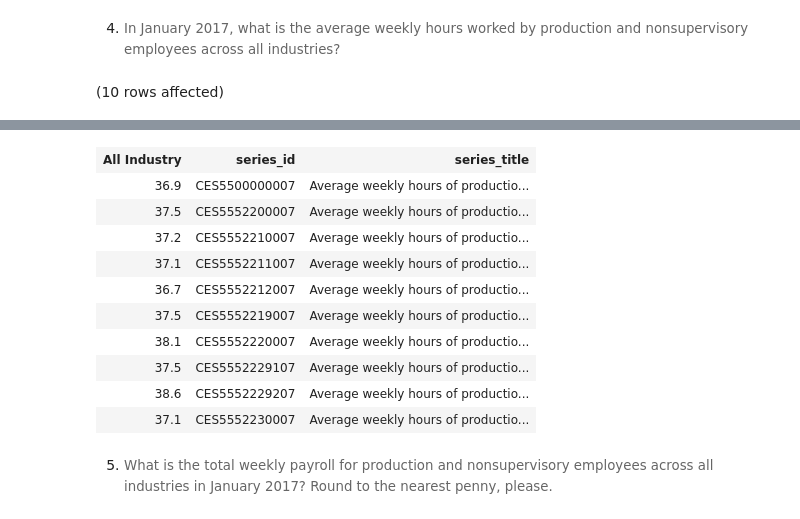
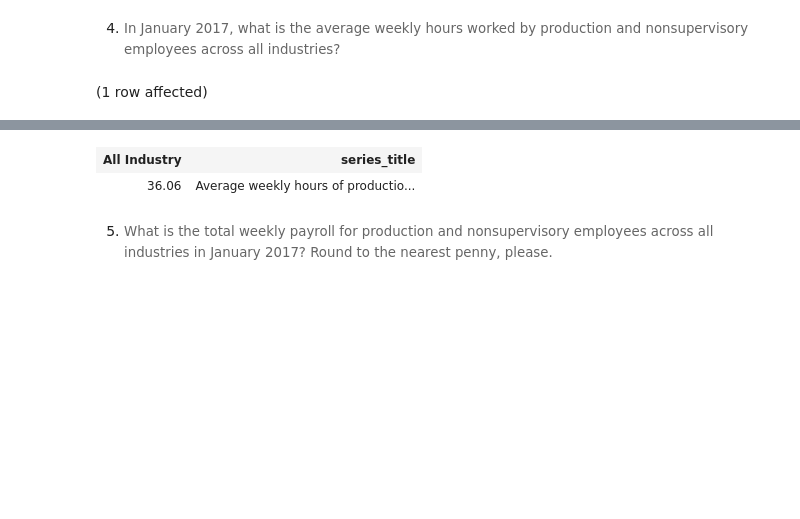
Before and after one commit to chandralekhamurugan/Assignment3_9to5, a Jupyter notebook: 9to5.ipynb, the cells around one changed output, grey strips where cells are left out. Cells and saved outputs as stored; diff of their text form; code cells hidden in the pictures; blank space fills up the shorter version.

```diff
--- a/9to5.ipynb
+++ b/9to5.ipynb
@@ -176,13 +176,13 @@ Total execution time: 00:00:00.053
 # %% [markdown]
 4. <span style="background-color: rgb(255, 255, 255); font-size: 10pt; white-space: pre-wrap; color: rgb(102, 102, 102); font-family: Arvo, serif;">In January 2017, what is the average weekly hours worked by production and nonsupervisory employees across all industries?</span>
 # %%
-SELECT top 10 A.[value] as 'All Industry', s.series_id, s.series_title
-FROM LaborStatisticsDB.dbo.january_2017 A
-left join LaborStatisticsDB.dbo.series S
-on A.series_id = s.series_id
+SELECT round(avg(J.[value]), 2) as 'All Industry', s.series_title
+FROM LaborStatisticsDB.dbo.january_2017 J
+inner join LaborStatisticsDB.dbo.series S
+on J.series_id = s.series_id
 WHERE s.series_title = 'Average weekly hours of production and nonsupervisory employees'
---group by S.series_title
---order by [All Industry] DESC
+group by S.series_title
+order by [All Industry] DESC
 --order by [All Industry]
 # %% [output]
-(10 rows affected)
+(1 row affected)
@@ -190,14 +190,5 @@ Total execution time: 00:00:00.044
-| All Industry | series_id | series_title |
-| 36.9 | CES5500000007 | Average weekly hours of productio... |
-| 37.5 | CES5552200007 | Average weekly hours of productio... |
-| 37.2 | CES5552210007 | Average weekly hours of productio... |
-| 37.1 | CES5552211007 | Average weekly hours of productio... |
-| 36.7 | CES5552212007 | Average weekly hours of productio... |
-| 37.5 | CES5552219007 | Average weekly hours of productio... |
-| 38.1 | CES5552220007 | Average weekly hours of productio... |
-| 37.5 | CES5552229107 | Average weekly hours of productio... |
-| 38.6 | CES5552229207 | Average weekly hours of productio... |
-| 37.1 | CES5552230007 | Average weekly hours of productio... |
+| All Industry | series_title |
+| 36.06 | Average weekly hours of productio... |
 # %% [markdown]
 5. <span style="background-color: rgb(255, 255, 255); font-size: 10pt; white-space: pre-wrap; color: rgb(102, 102, 102); font-family: Arvo, serif;">What is the total weekly payroll for production and nonsupervisory employees across all industries in January 2017? Round to the nearest penny, please.</span>
 # %%
```
Also changed, not shown: parts of 6 cells of this notebook.
